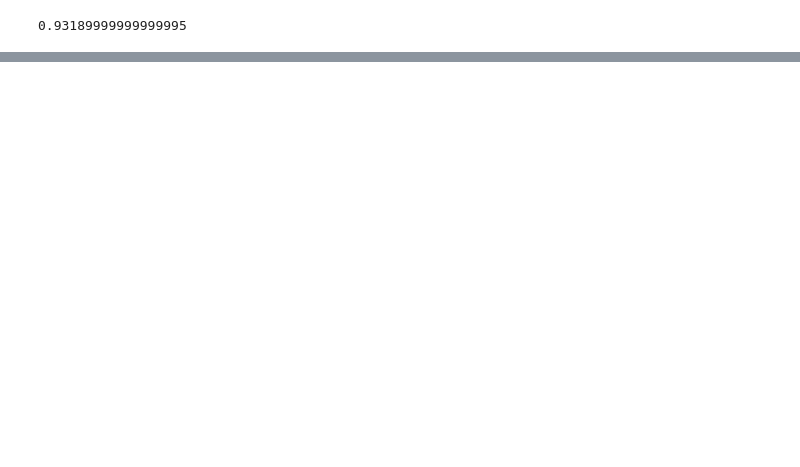
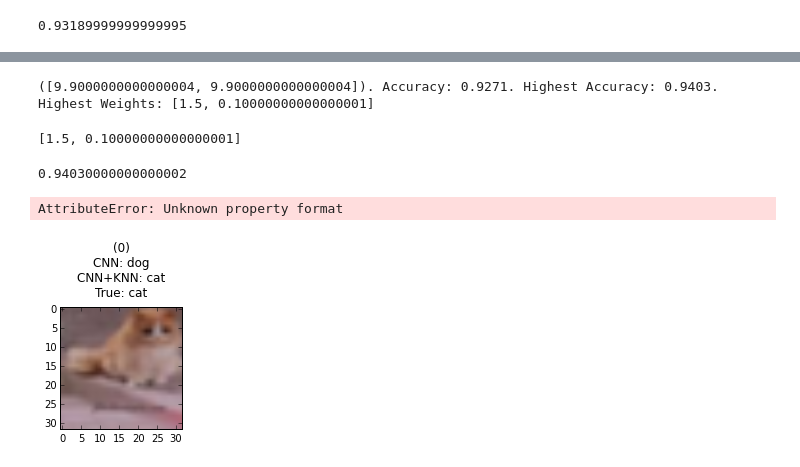
Before and after one commit to devyhia/cifar-10, a Jupyter notebook: Classifier Fusion.ipynb, the cells around one changed output, grey strips where cells are left out. Saved outputs shown, nothing was run; the diff lists cells and outputs as text; code cells hidden in the pictures; blank space fills up the shorter version.

```diff
--- a/Classifier Fusion.ipynb
+++ b/Classifier Fusion.ipynb
@@ -31,3 +37,24 @@ RFC_X_pred_proba = pyload("pickles/rfc_pca_200_512_x_predict_proba.pickle")
 
 KNN_Xt_pred_proba = pyload("pickles/knn_pca_30_predict_proba.pickle")
 KNN_X_pred_proba = pyload("pickles/knn_pca_30_x_predict_proba.pickle")
+
+CAT_DOG_pred_proba = pyload("pickles/cat_dog_pred_proba.pickle")
+
+CNN1_pred_proba = pyload("pickles/cnn1_test_predict_proba.pickle")
+CNN2_pred_proba = pyload("pickles/cnn2_test_predict_proba.pickle")
+CNN3_pred_proba = pyload("pickles/cnn3_test_predict_proba.pickle")
+CNN4_pred_proba = pyload("pickles/cnn4_test_predict_proba.pickle")
+
+CAT_Expert_pred_proba = pyload("pickles/cat_expert_pred_proba.pickle")
+DOG_Expert_pred_proba = pyload("pickles/dog_expert_pred_proba.pickle")
+
+HOG_pred_proba = np.loadtxt("pickles/Predictions_HOG.txt")
+# %%
+CNN_FUS = \
+        CNN1_pred_proba.astype(np.float32)+ \
+        CNN2_pred_proba.astype(np.float32)+ \
+        CNN3_pred_proba.astype(np.float32)+ \
+        CNN4_pred_proba.astype(np.float32)
+#         + \
+#         CNN_Xt_pred_proba.astype(np.float32)
+CNN_FUS = CNN_FUS / 5
@@ -148,0 +315,36 @@ accuracy_score(yt, CNN_Xt_pred_proba.argmax(axis=1).flatten())
+# %%
+m = 0;
+itr = np.arange(0, 10, 0.1);
+n,m = [0,0],0; exp_knn = np.array([[acc([x,y], [CNN_FUS, KNN_Xt_pred_proba]) for x in itr] for y in itr])
+# %% [output]
+([9.9000000000000004, 9.9000000000000004]). Accuracy: 0.9271. Highest Accuracy: 0.9403. Highest Weights: [1.5, 0.10000000000000001]
+# %%
+n
+# %% [output]
+[1.5, 0.10000000000000001]
+# %%
+Pred_9399 = 1.5 * CNN_FUS.astype(np.float32) + 0.1 * KNN_Xt_pred_proba.astype(np.float32)
+# %%
+accuracy_score(yt, Pred_9399.argmax(axis=1))
+# %% [output]
+0.94030000000000002
+# %%
+labels = ["airplane","automobile","bird","cat","deer","dog","frog","horse","ship","truck"]
+# %%
+idx = CNN_FUS.argmax(axis=1)!=Pred_9399.argmax(axis=1)
+vis = Xt[idx]
+knn_vote = Pred_9399[idx].argmax(axis=1)
+cnn_vote = CNN_FUS[idx].argmax(axis=1)
+true_vote = yt[idx]
+
+fig = plt.figure(0)
+fig.set_size_inches(10, 10)
+for i in range(13):
+    fig.add_subplot(4, 4, i+1)
+    plt.imshow(vis[i].reshape(3,32,32).transpose(1,2,0))
+    plt.title("({})\nCNN: {}\nCNN+KNN: {}\nTrue: {}".format(i, labels[cnn_vote[i]], labels[knn_vote[i]], labels[true_vote[i]]), y=1.05, )
+    plt.tight_layout(pad=0.4, w_pad=0.5, h_pad=1.)
+    plt.axis('off')
+# %% [output]
+AttributeError: Unknown property format
+[figure, added]
```
Also changed, not shown: parts of 78 cells of this notebook, 9 other files.
